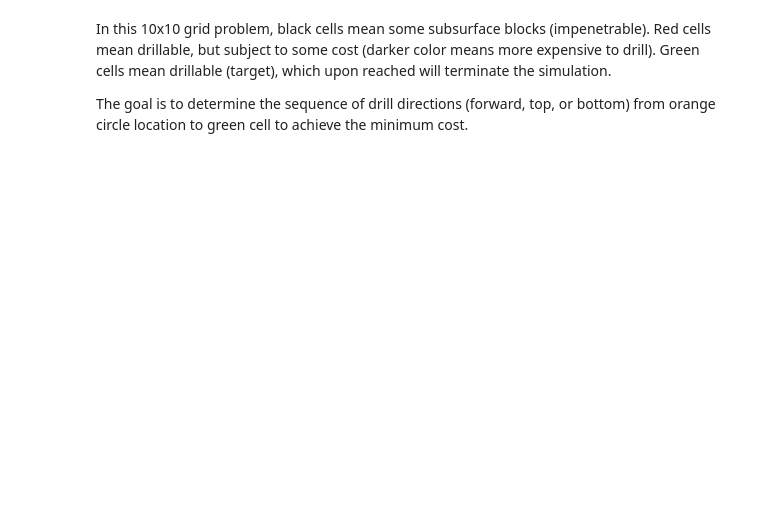
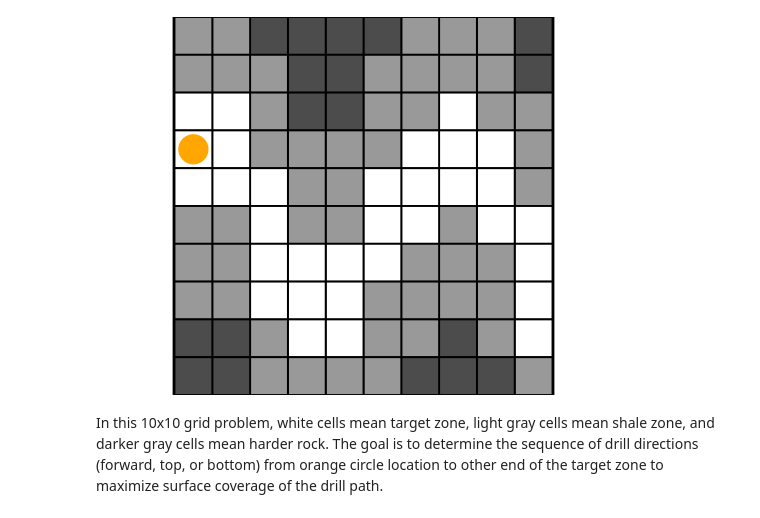
Before and after one commit to Stanford-Mineral-X/GeoSteerings.jl, a Jupyter notebook: notebooks/GeoSteeringMDP.ipynb, the cells around one changed output. Drawn from its saved outputs; the diff is of its cells as text; code cells hidden in the pictures; blank space fills up the shorter version.

```diff
--- a/notebooks/GeoSteeringMDP.ipynb
+++ b/notebooks/GeoSteeringMDP.ipynb
@@ -11,0 +5,11 @@ plot1 = GeoSteerings.render(gs, (s=[1,5],))
+# %%
+#set seed for reproducibility
+rng = MersenneTwister(5)
+
+#initialize the MDP model
+gs = initialize_mdp(
+    rng=rng, size=(10, 10),
+    base_amplitude=2.0,
+    target_thickness=3.0,
+    vertical_shift=5.0,
+    drift_prob=0.01)
@@ -12,4 +34,11 @@ plot1 = GeoSteerings.render(gs, (s=[1,5],))
+# %%
+# one simulation step example
+p0 = initialstate(gs) # initial state distribution
+s = rand(rng, p0) # initial state s ~ p0
+
+#plot the initial state
+render(gs, (s=s,))
+# %% [output]
+[figure, added]
 # %% [markdown]
-In this 10x10 grid problem, black cells mean some subsurface blocks (impenetrable). Red cells mean drillable, but subject to some cost (darker color means more expensive to drill). Green cells mean drillable (target), which upon reached will terminate the simulation.
-
-The goal is to determine the sequence of drill directions (forward, top, or bottom) from orange circle location to green cell to achieve the minimum cost.
+In this 10x10 grid problem, white cells mean target zone, light gray cells mean shale zone, and darker gray cells mean harder rock. The goal is to determine the sequence of drill directions (forward, top, or bottom) from orange circle location to other end of the target zone to maximize surface coverage of the drill path.
```
Also changed, not shown: parts of 21 cells of this notebook, 17 other files.
